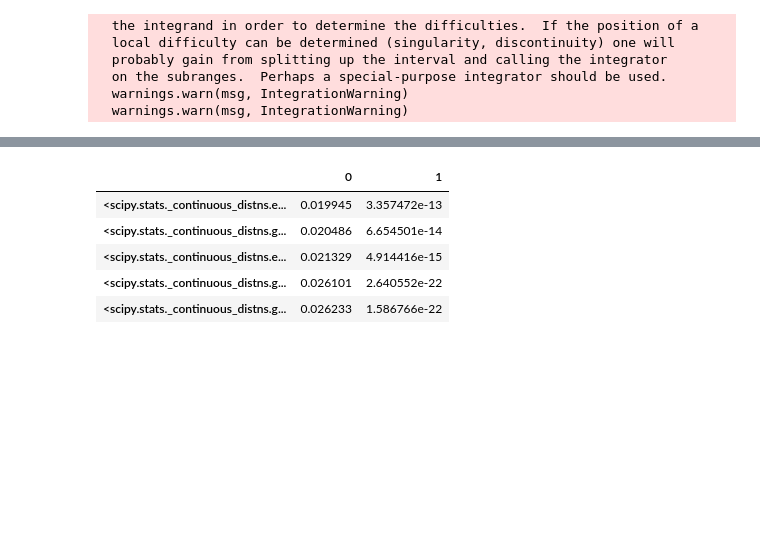
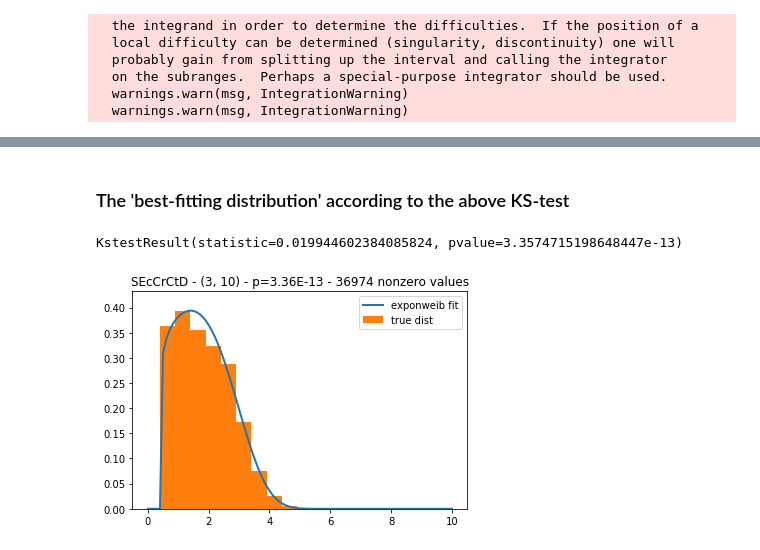
Before and after one commit to greenelab/connectivity-search-analyses, a Jupyter notebook: explore/gamma-fit.ipynb, the cells around one changed output, grey strips where cells are left out. Drawn from its saved outputs; the diff is of its cells as text; code cells hidden in the pictures; blank space fills up the shorter version.

```diff
--- a/explore/gamma-fit.ipynb
+++ b/explore/gamma-fit.ipynb
@@ -256,9 +246,31 @@ model_df = pd.DataFrame.from_dict(distribution_performance, orient='index')
-# %%
-model_df.sort_values(by=1, ascending=False).head(5)
-# %% [output]
-|  | 0 | 1 |
-| <scipy.stats._continuous_distns.e... | 0.019945 | 3.357472e-13 |
-| <scipy.stats._continuous_distns.g... | 0.020486 | 6.654501e-14 |
-| <scipy.stats._continuous_distns.e... | 0.021329 | 4.914416e-15 |
-| <scipy.stats._continuous_distns.g... | 0.026101 | 2.640552e-22 |
-| <scipy.stats._continuous_distns.g... | 0.026233 | 1.586766e-22 |
+# %% [markdown]
+### The 'best-fitting distribution' according to the above KS-test
+# %%
+metapath = metapaths[2]
+degree_combo = (3,10)
+dist = scipy.stats.exponweib
+
+perm_dgp = metapath_to_full_dgp(hetmat, metapath)
+
+dgp_values = perm_dgp[degree_combo]
+values_nz = [i for i in dgp_values if i > 0]
+
+params = dist.fit(values_nz)
+
+ks_result = scipy.stats.kstest(values_nz, dist.cdf, args=params)
+print(ks_result)
+
+x = numpy.linspace(0, 10, 100)
+y = [dist.pdf(i, *params) for i in x]
+
+plt.figure()
+plt.plot(x, y, linewidth=2, label='exponweib fit')
+bars, _, _ = plt.hist(values_nz, density=True, label='true dist')
+plt.legend()
+plt.ylim((0, 1.1 * max(bars[1:])));
+
+p_value = decimal.Decimal(ks_result[1])
+plt.title(f'{metapath} - {degree_combo} - p={p_value :.2E} - {len(values_nz)} nonzero values');
+# %% [output]
+KstestResult(statistic=0.019944602384085824, pvalue=3.3574715198648447e-13)
+[figure, added]
```
Also changed, not shown: parts of 10 cells of this notebook.
